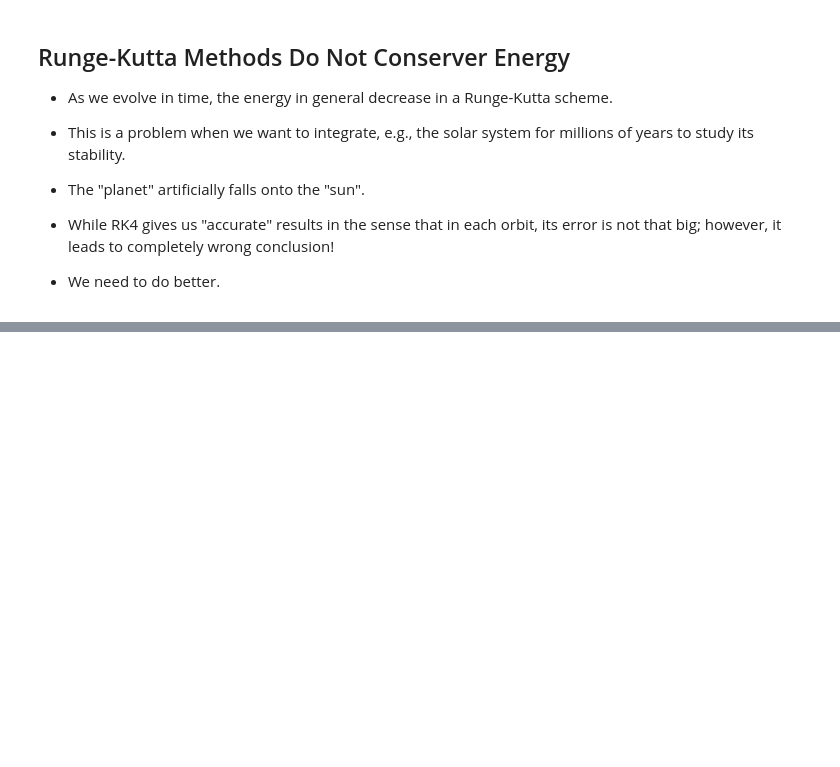
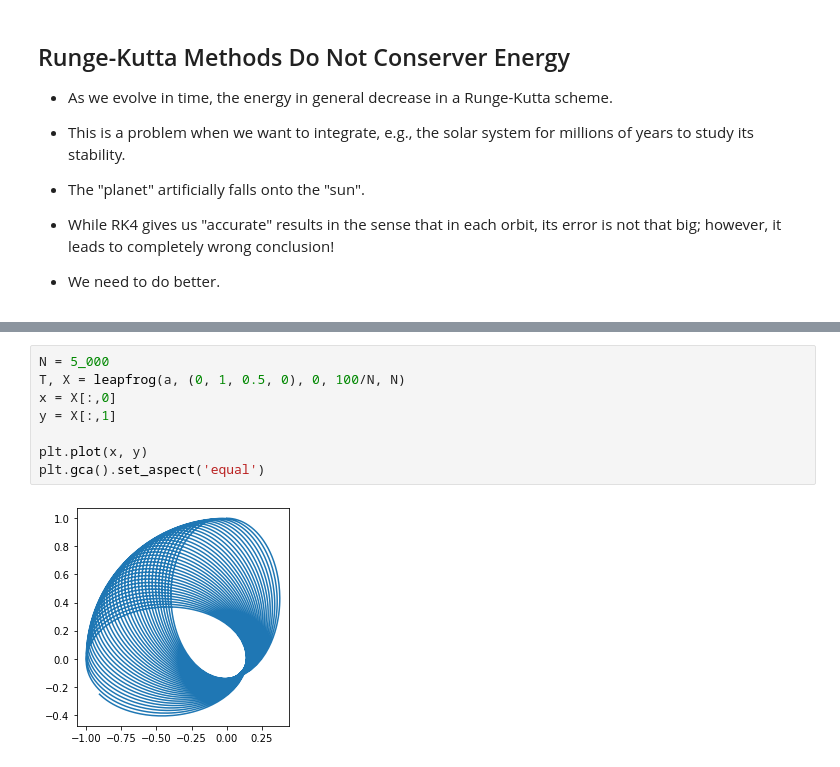
Before and after one commit to uarizona-2021spring-phys105a/phys105a, a Jupyter notebook: 13/ode3.ipynb, the cells around one changed output, grey strips where cells are left out. Saved outputs shown, nothing was run; the diff lists cells and outputs as text; blank space fills up the shorter version.

```diff
--- a/13/ode3.ipynb
+++ b/13/ode3.ipynb
@@ -211,0 +301,10 @@ plt.plot(T, KE + PE)
+# %%
+N = 5_000
+T, X = leapfrog(a, (0, 1, 0.5, 0), 0, 100/N, N)
+x = X[:,0]
+y = X[:,1]
+
+plt.plot(x, y)
+plt.gca().set_aspect('equal')
+# %% [output]
+[figure, added]
```
Also changed, not shown: parts of 8 cells of this notebook.
